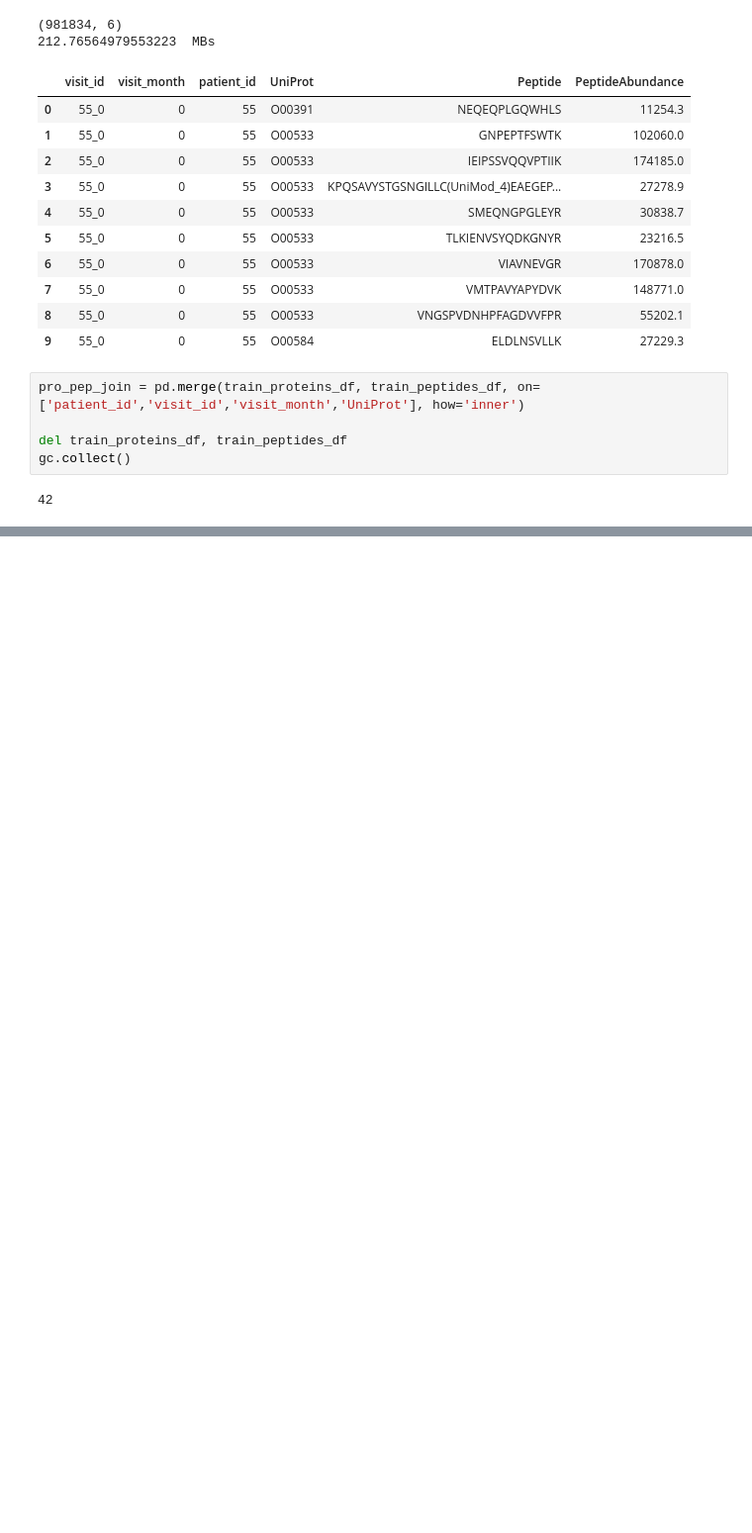
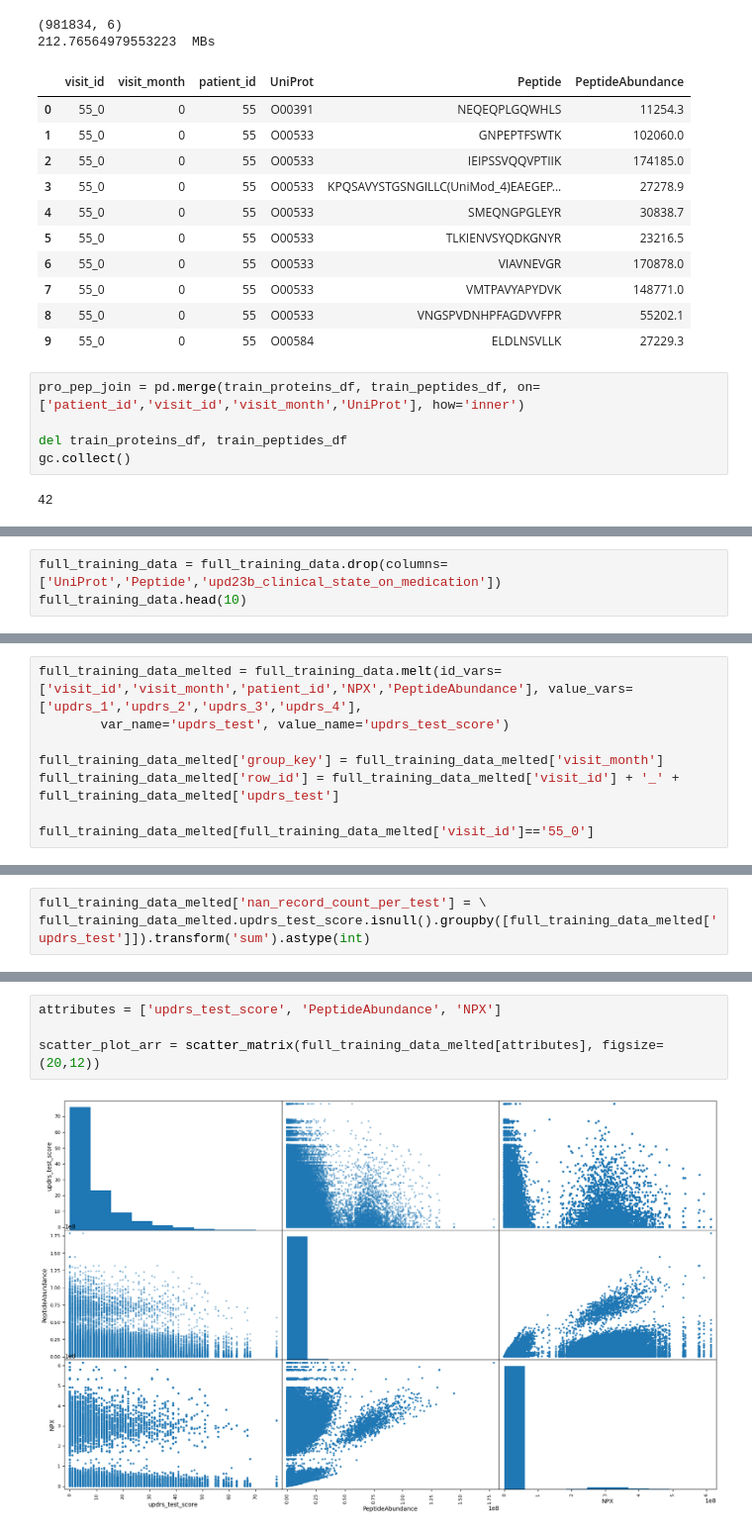
Before and after one commit to sumaniitm/AMP-parkinsons-disease-progression-prediction, a Jupyter notebook: amp-parkinson-s-disease-progression-prediction.ipynb, the cells around one changed output, grey strips where cells are left out. Shown: that part at 99% size. Drawn from its saved outputs; the diff is of its cells as text; blank space fills up the shorter version.

```diff
--- a/amp-parkinson-s-disease-progression-prediction.ipynb
+++ b/amp-parkinson-s-disease-progression-prediction.ipynb
@@ -179,0 +116,3 @@ array([[<AxesSubplot:title={'center':'updrs_1'}>,
+# %%
+full_training_data = full_training_data.drop(columns=['UniProt','Peptide','upd23b_clinical_state_on_medication'])
+full_training_data.head(10)
@@ -179,0 +131,8 @@ array([[<AxesSubplot:title={'center':'updrs_1'}>,
+# %%
+full_training_data_melted = full_training_data.melt(id_vars=['visit_id','visit_month','patient_id','NPX','PeptideAbundance'], value_vars=['updrs_1','updrs_2','updrs_3','updrs_4'],
+        var_name='updrs_test', value_name='updrs_test_score')
+
+full_training_data_melted['group_key'] = full_training_data_melted['visit_month']
+full_training_data_melted['row_id'] = full_training_data_melted['visit_id'] + '_' + full_training_data_melted['updrs_test']
+
+full_training_data_melted[full_training_data_melted['visit_id']=='55_0']
@@ -179,0 +177,3 @@ array([[<AxesSubplot:title={'center':'updrs_1'}>,
+# %%
+full_training_data_melted['nan_record_count_per_test'] = \
+full_training_data_melted.updrs_test_score.isnull().groupby([full_training_data_melted['updrs_test']]).transform('sum').astype(int)
@@ -179,0 +205,6 @@ array([[<AxesSubplot:title={'center':'updrs_1'}>,
+# %%
+attributes = ['updrs_test_score', 'PeptideAbundance', 'NPX']
+
+scatter_plot_arr = scatter_matrix(full_training_data_melted[attributes], figsize=(20,12))
+# %% [output]
+[figure, added]
```
Also changed, not shown: parts of 13 cells of this notebook.
